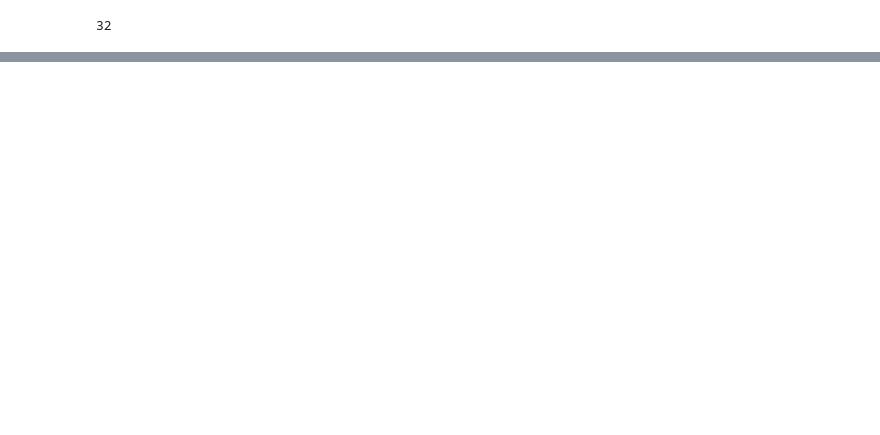
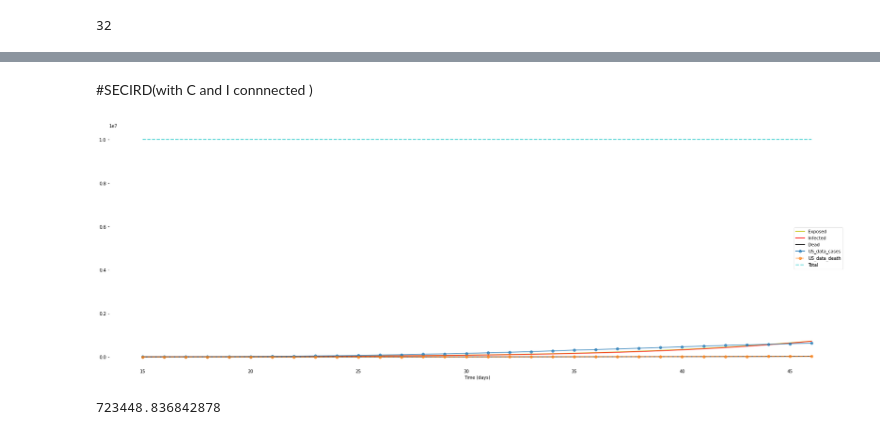
Before and after one commit to allps/notebooks, a Jupyter notebook: model_iterations/SECIRD (2).ipynb, the cells around one changed output, grey strips where cells are left out. Cells and saved outputs as stored; diff of their text form; code cells hidden in the pictures; blank space fills up the shorter version.

```diff
--- a/model_iterations/SECIRD (2).ipynb
+++ b/model_iterations/SECIRD (2).ipynb
@@ -95,0 +114,12 @@ S, E, C, I, R, D = ret.T
+# %% [markdown]
+#SECIRD(with C and I connnected )
+# %%
+def deriv(y, t, N, beta, delta, phi, epsilon, gamma, alpha, rho, lambda1, omega):
+    S, E, C, I, R, D = y
+    dSdt = -beta * S * I / N
+    dEdt = beta * S * I / N - delta * epsilon * E - phi * (1 - epsilon) * E
+    dCdt = phi * (1 - epsilon) * E - lambda1 * C - omega*C
+    dIdt = delta * epsilon * E - alpha * gamma * I - rho * (1-alpha) * I + omega*C
+    dRdt = lambda1 * C + alpha * gamma * I
+    dDdt = rho * (1- alpha) * I
+    return dSdt, dEdt, dCdt, dIdt, dRdt, dDdt
@@ -95,0 +140,41 @@ S, E, C, I, R, D = ret.T
+# %%
+m = [N, beta, delta, phi, epsilon, gamma, alpha, rho, lambda1, omega, R_0]
+
+t = np.linspace(15, 46 , 32)       # Grid of time points (in days)
+y0 = [S0, E0, C0, I0, R0, D0]      # Initial conditions vector
+
+# Integrate the SIR equations over the time grid, t.
+ret = odeint(deriv, y0, t, args=(N, beta, delta, phi, epsilon, gamma, alpha, rho, lambda1,omega))
+S, E, C, I, R, D = ret.T
+
+
+n = [S[-1], E[-1], C[-1], I[-1], R[-1], D[-1]]
+# %%
+  f, ax = plt.subplots(1,1,figsize=(30,10))
+  #ax.plot(t, S, 'b', alpha=0.7, linewidth=2, label='Susceptible')
+  ax.plot(t, E, 'y', alpha=0.7, linewidth=2, label='Exposed')
+  #ax.plot(t, C, 'darkmagenta', alpha=0.7, linewidth=2, label='Carrier')
+  ax.plot(t, I, 'r', alpha=0.7, linewidth=2, label='Infected')
+  #ax.plot(t, R, 'g', alpha=0.7, linewidth=2, label='Recovered')
+  ax.plot(t, D, 'k', alpha=0.7, linewidth=2, label='Dead')
+  ax.plot(t[0:us_data.shape[0]], us_data['cases'], 'o-', alpha=0.7, linewidth=2, label='US_data_cases')
+  ax.plot(t[0:us_data.shape[0]], us_data['deaths'], 'o--', alpha=0.7, linewidth=2, label='US_data_death')
+
+  ax.plot(t, S+E+C+I+R+D, 'c--', alpha=0.7, linewidth=2, label='Total')
+
+  ax.set_xlabel('Time (days)')
+
+  #ax.yaxis.set_tick_params(length=0)
+  ax.xaxis.set_tick_params(length=0)
+  ax.grid(b=True, which='major', c='w', lw=2, ls='-')
+  legend = ax.legend()
+  legend.get_frame().set_alpha(0.5)
+  for spine in ('top', 'right', 'bottom', 'left'):
+      ax.spines[spine].set_visible(False)
+  plt.show();
+# %% [output]
+[figure, added]
+# %%
+I[-1]
+# %% [output]
+723448.836842878
```
Also changed, not shown: parts of 13 cells of this notebook.
